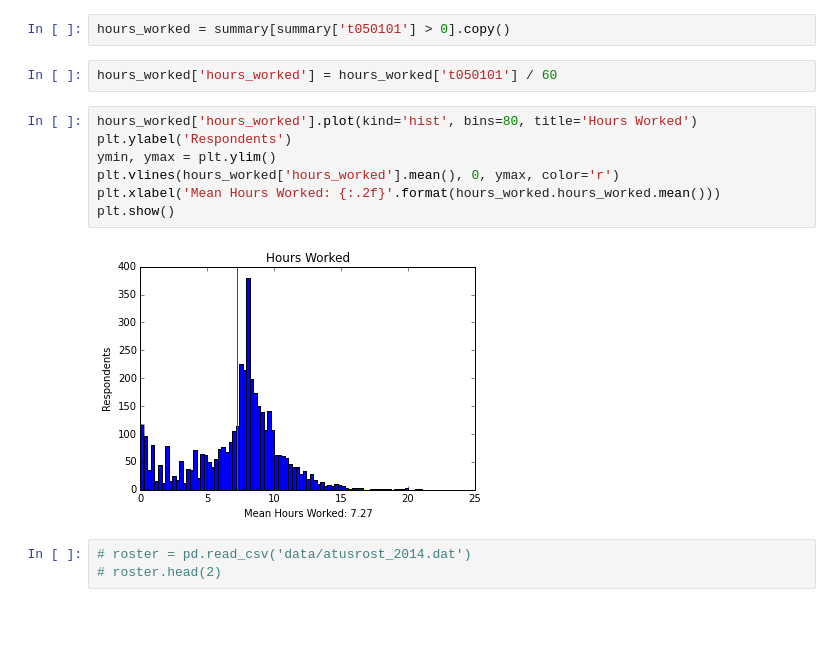
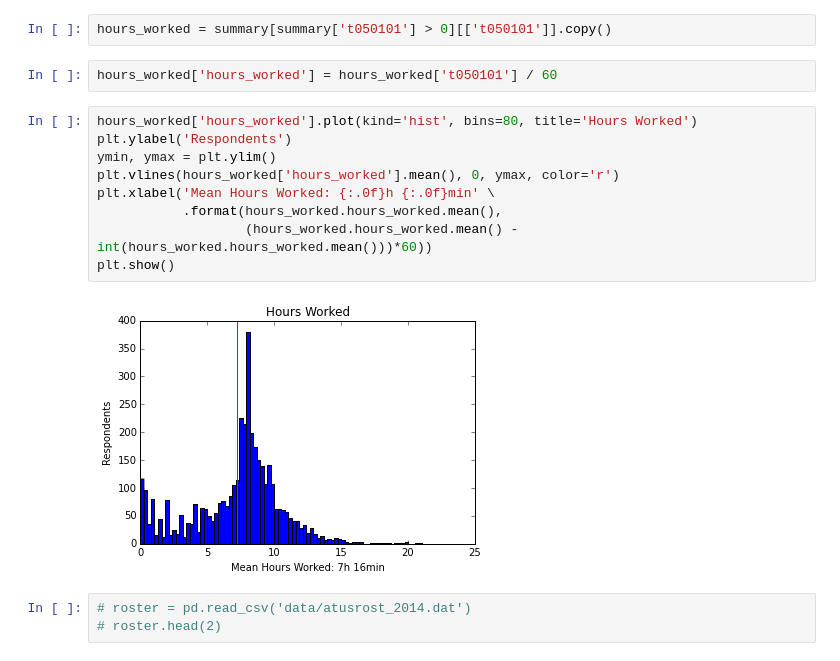
Before and after one commit to ahartz1/atus-analysis, a Jupyter notebook: atus-analysis.ipynb, the cells around one changed output. Drawn from its saved outputs; the diff is of its cells as text; blank space fills up the shorter version.

Commit message:
Add hours minutes to Work graph and limit memory usage

```diff
--- a/atus-analysis.ipynb
+++ b/atus-analysis.ipynb
@@ -512,18 +512,20 @@ The sample size of this group is too small to draw any conclusions, but it is in
 # Work
 I am interested in finding out more about amount of time spent working in regard to age generally, and then specifically for computer programmers.
 # %%
-hours_worked = summary[summary['t050101'] > 0].copy()
+hours_worked = summary[summary['t050101'] > 0][['t050101']].copy()
 # %%
 hours_worked['hours_worked'] = hours_worked['t050101'] / 60
 # %%
 hours_worked['hours_worked'].plot(kind='hist', bins=80, title='Hours Worked')
 plt.ylabel('Respondents')
 ymin, ymax = plt.ylim()
 plt.vlines(hours_worked['hours_worked'].mean(), 0, ymax, color='r')
-plt.xlabel('Mean Hours Worked: {:.2f}'.format(hours_worked.hours_worked.mean()))
+plt.xlabel('Mean Hours Worked: {:.0f}h {:.0f}min' \
+           .format(hours_worked.hours_worked.mean(),
+                   (hours_worked.hours_worked.mean() - int(hours_worked.hours_worked.mean()))*60))
 plt.show()
 # %% [output]
-[figure, old version]
+[figure, new version]
 # %%
 # roster = pd.read_csv('data/atusrost_2014.dat')
 # roster.head(2)
```
